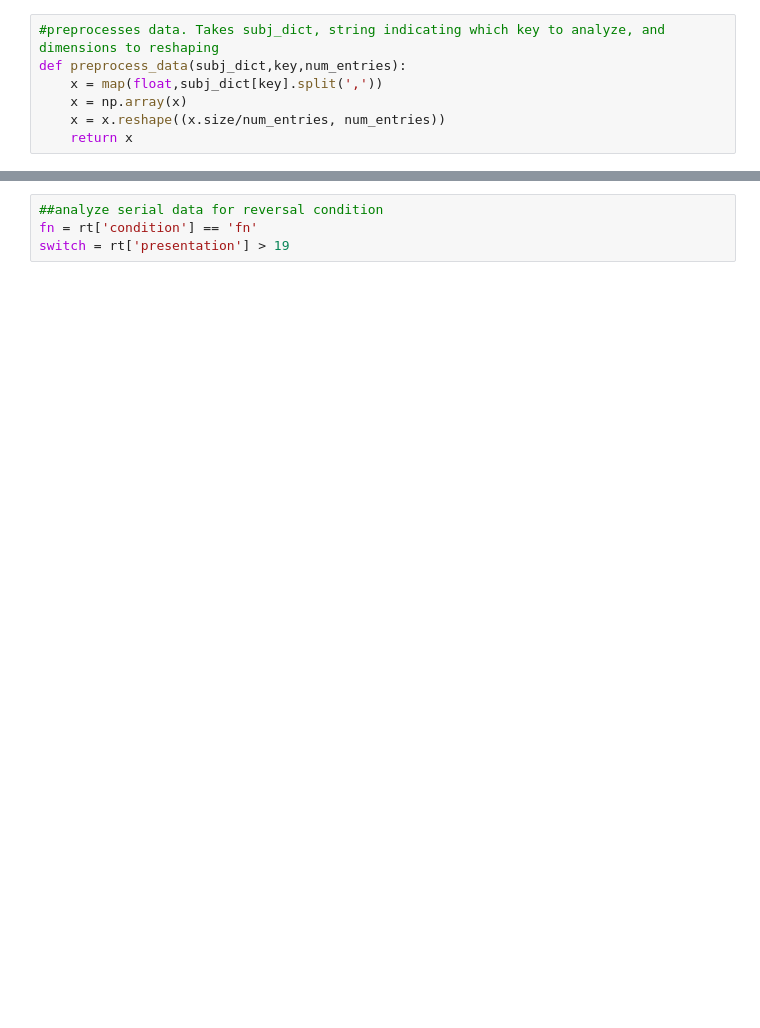
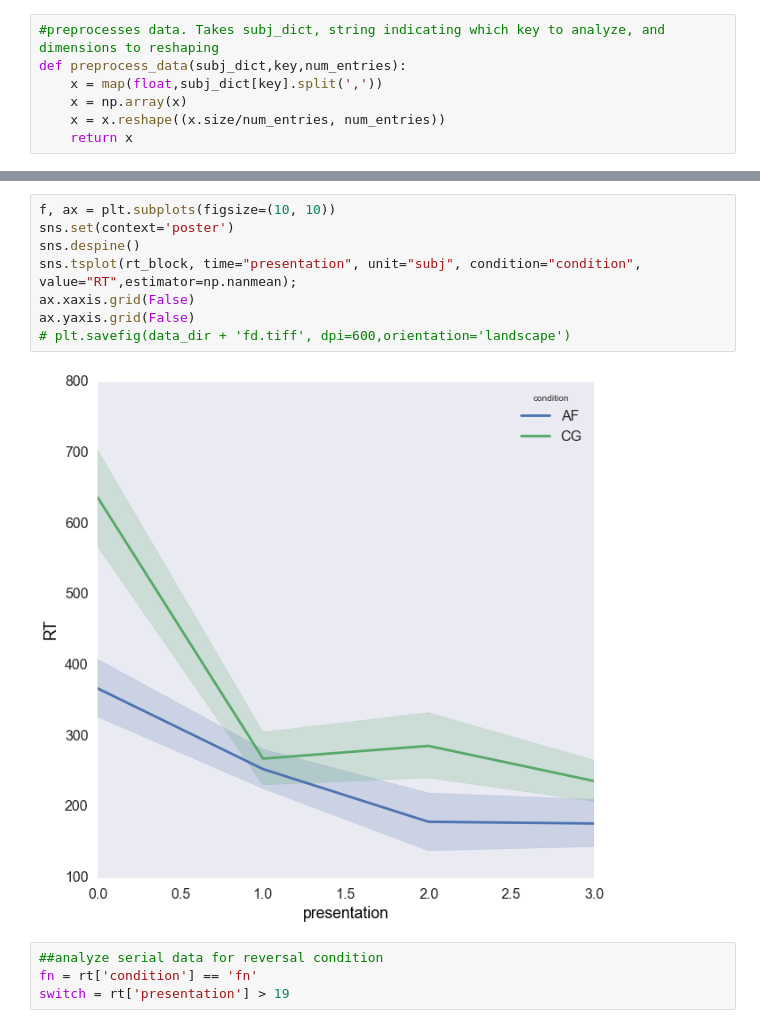
Before and after one commit to iancballard/feature-discrimination-analysis, a Jupyter notebook: analyze results.ipynb, the cells around one changed output, grey strips where cells are left out. Saved outputs shown, nothing was run; the diff lists cells and outputs as text; blank space fills up the shorter version.

```diff
--- a/analyze results.ipynb
+++ b/analyze results.ipynb
@@ -409,3 +490,13 @@ ax.yaxis.grid(False)
+# %%
+f, ax = plt.subplots(figsize=(10, 10))
+sns.set(context='poster')
+sns.despine()
+sns.tsplot(rt_block, time="presentation", unit="subj", condition="condition", value="RT",estimator=np.nanmean);
+ax.xaxis.grid(False)
+ax.yaxis.grid(False)
+# plt.savefig(data_dir + 'fd.tiff', dpi=600,orientation='landscape')
+# %% [output]
+[figure, added]
 # %%
 ##analyze serial data for reversal condition
 fn = rt['condition'] == 'fn'
```
Also changed, not shown: parts of 11 cells of this notebook, 1 other file.
